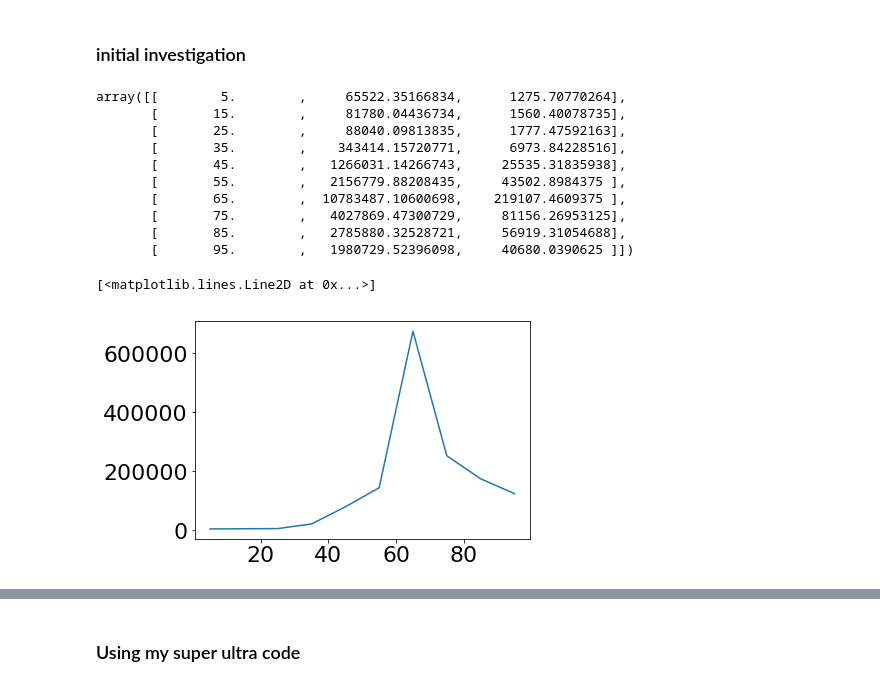
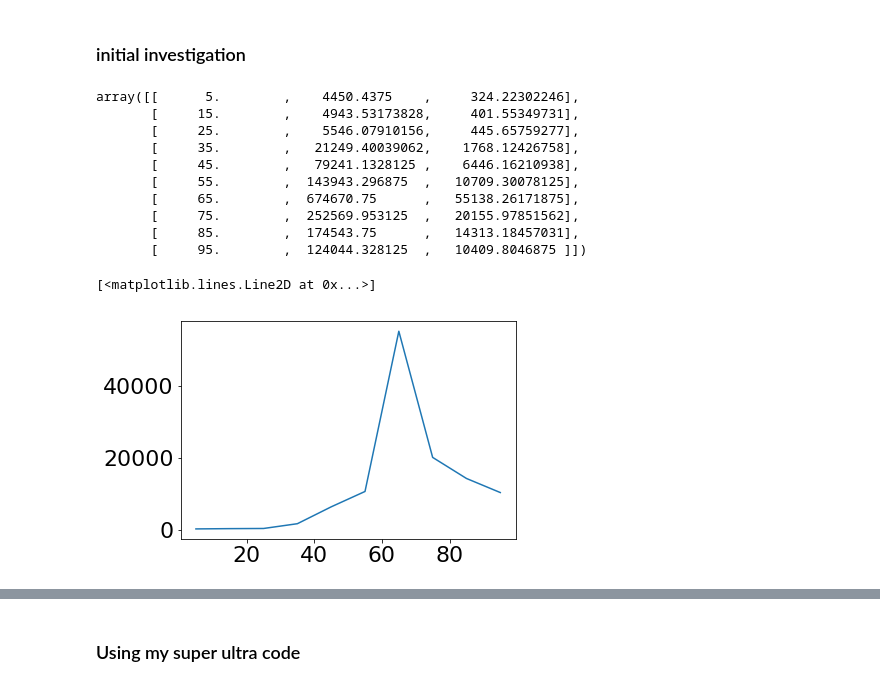
Before and after one commit to Subaru-PFS/dev_2ddrp, a Jupyter notebook: Zernike_Work.ipynb, the cells around one changed output, grey strips where cells are left out. Saved outputs shown, nothing was run; the diff lists cells and outputs as text; code cells hidden in the pictures.

```diff
--- a/Zernike_Work.ipynb
+++ b/Zernike_Work.ipynb
@@ -1155,11 +1528,12 @@ Dithered/3600
 # %% [markdown]
 ### initial investigation
 # %%
-# which fiber is the brightest
+# which object is the brightest
+# how many images are in this stack - 3 (Stacked_Dithered=12, Stacked =3)
 obs=8690
 res=[]
-for image_index in [50,51,52,53,54,55,55,57,58,59]:
+for image_index in np.array([5,15,25,35,45,55,65,75,85,95]):
     sci_image=np.load("/Users/nevencaplar/Documents/PFS/2017-12-15-Rerun/StampsNeon/sci"+str(obs)+str(image_index)+'Stacked.npy')
-    res.append([image_index,np.sum(sci_image)])
+    res.append([image_index,np.sum(sci_image),np.max(sci_image)])
 
 res=np.array(res)
@@ -1175,18 +1540,18 @@ res=np.array(res)
 # %%
 res
 # %% [output]
-array([[        5.        ,     65522.35166834,      1275.70770264],
-       [       15.        ,     81780.04436734,      1560.40078735],
-       [       25.        ,     88040.09813835,      1777.47592163],
-       [       35.        ,    343414.15720771,      6973.84228516],
-       [       45.        ,   1266031.14266743,     25535.31835938],
-       [       55.        ,   2156779.88208435,     43502.8984375 ],
-       [       65.        ,  10783487.10600698,    219107.4609375 ],
-       [       75.        ,   4027869.47300729,     81156.26953125],
-       [       85.        ,   2785880.32528721,     56919.31054688],
-       [       95.        ,   1980729.52396098,     40680.0390625 ]])
+array([[      5.        ,    4450.4375    ,     324.22302246],
+       [     15.        ,    4943.53173828,     401.55349731],
+       [     25.        ,    5546.07910156,     445.65759277],
+       [     35.        ,   21249.40039062,    1768.12426758],
+       [     45.        ,   79241.1328125 ,    6446.16210938],
+       [     55.        ,  143943.296875  ,   10709.30078125],
+       [     65.        ,  674670.75      ,   55138.26171875],
+       [     75.        ,  252569.953125  ,   20155.97851562],
+       [     85.        ,  174543.75      ,   14313.18457031],
+       [     95.        ,  124044.328125  ,   10409.8046875 ]])
 # %%
-plt.plot(res[:,0],res[:,1])
+plt.plot(res[:,0],res[:,2])
 # %% [output]
 [<matplotlib.lines.Line2D at 0x...>]
-[figure, old version]
+[figure, new version]
```
Also changed, not shown: parts of 105 cells of this notebook.
